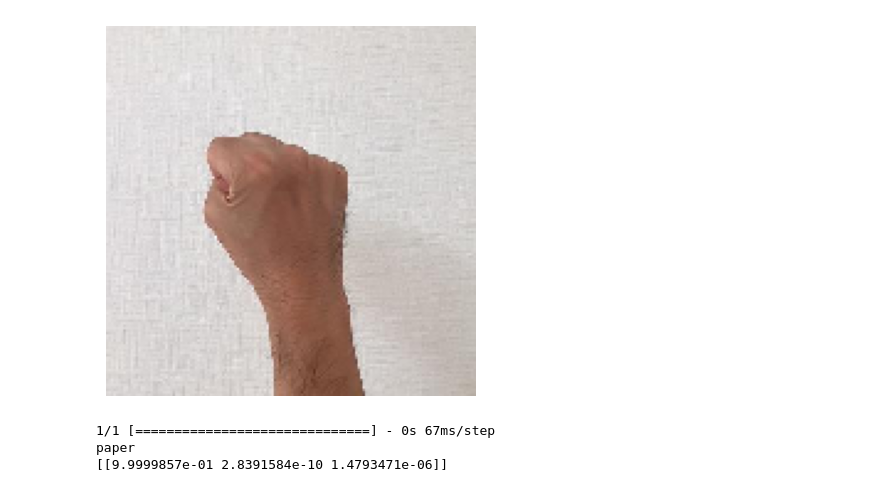
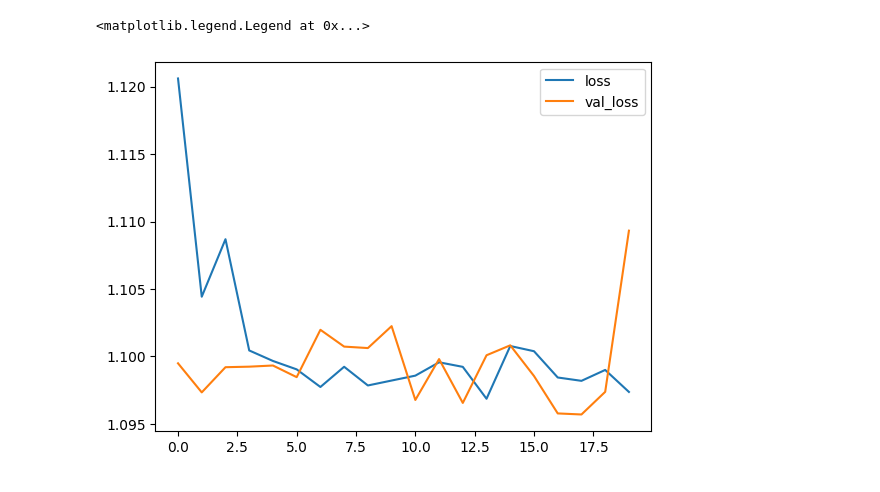
Before and after one commit to yamaniyuda/hand-drawing-clarification-rock-paper-scissors, a Jupyter notebook: ksifikasi_gambar_batu_gunting_kertas.ipynb, the cells around one changed output. Drawn from its saved outputs; the diff is of its cells as text; code cells hidden in the pictures.

```diff
--- a/ksifikasi_gambar_batu_gunting_kertas.ipynb
+++ b/ksifikasi_gambar_batu_gunting_kertas.ipynb
@@ -162,0 +50,11 @@ def load_img(img_path, show=False):
+# %%
+# Setup datagen
+image_datagen = image.ImageDataGenerator(
+    rescale           =   1./255,
+    rotation_range    =   20,
+    horizontal_flip   =   True,
+    vertical_flip     =   True,
+    shear_range       =   0.2,
+    zoom_range        =   0.24,
+    validation_split  =   validation_percentage
+)
@@ -163,24 +97,32 @@ def load_img(img_path, show=False):
 # %%
 from keras.src.engine import input_spec
 model = tf.keras.models.Sequential([
-    tf.keras.layers.Conv2D(8, (3, 3), input_shape = (150, 150, 3), activation = 'relu'),
+    tf.keras.layers.Conv2D(32, (3,3), activation='relu', input_shape=(150, 150, 3)),
     tf.keras.layers.MaxPooling2D(2, 2),
-    tf.keras.layers.Conv2D(16, (3, 3), activation = 'relu'),
-    tf.keras.layers.MaxPooling2D(2, 2),
+    tf.keras.layers.Conv2D(64, (3,3), activation='relu'),
+    tf.keras.layers.MaxPooling2D(2,2),
+    tf.keras.layers.Conv2D(128, (3,3), activation='relu'),
+    tf.keras.layers.MaxPooling2D(2,2),
+    tf.keras.layers.Conv2D(512, (3,3), activation='relu'),
+    tf.keras.layers.MaxPooling2D(2,2),
     tf.keras.layers.Flatten(),
     tf.keras.layers.Dense(64, activation='relu'),
+    tf.keras.layers.Dropout(0.4),
     tf.keras.layers.Dense(3, activation='softmax')
 ])
 
 model.compile(
-    metrics=['acc'],
-    loss='categorical_crossentropy',
-    optimizer='adam'
+    metrics           =   ['acc'],
+    loss              =   'categorical_crossentropy',
+    optimizer         =   'adam'
 )
 
-model.fit(
+r = model.fit(
     training_generator,
-    validation_data = validation_generator,
-    epochs=5
+    validation_data   =   validation_generator,
+    epochs            =   20,
+    steps_per_epoch   =   25,
+    validation_steps  =   5,
+    verbose           =   2
 )
 # %% [output]
@@ -198,12 +146,7 @@ Epoch 5/5
-# %%
-sample_image = 'batu_b.jpg'
-prediction = model.predict(load_img(sample_image, show=True))
-label = ['paper', 'rock', 'scissors']
-max_index = np.argmax(prediction)
-print(label[max_index])
-print(prediction)
-# %% [output]
-[figure, removed]
-1/1 [==============================] - 0s 67ms/step
-paper
-[[9.9999857e-01 2.8391584e-10 1.4793471e-06]]
+# %%
+plt.plot(r.history['loss'], label='loss')
+plt.plot(r.history['val_loss'], label='val_loss')
+plt.legend()
+# %% [output]
+<matplotlib.legend.Legend at 0x...>
+[figure, added]
```
Also changed, not shown: parts of 23 cells of this notebook.
